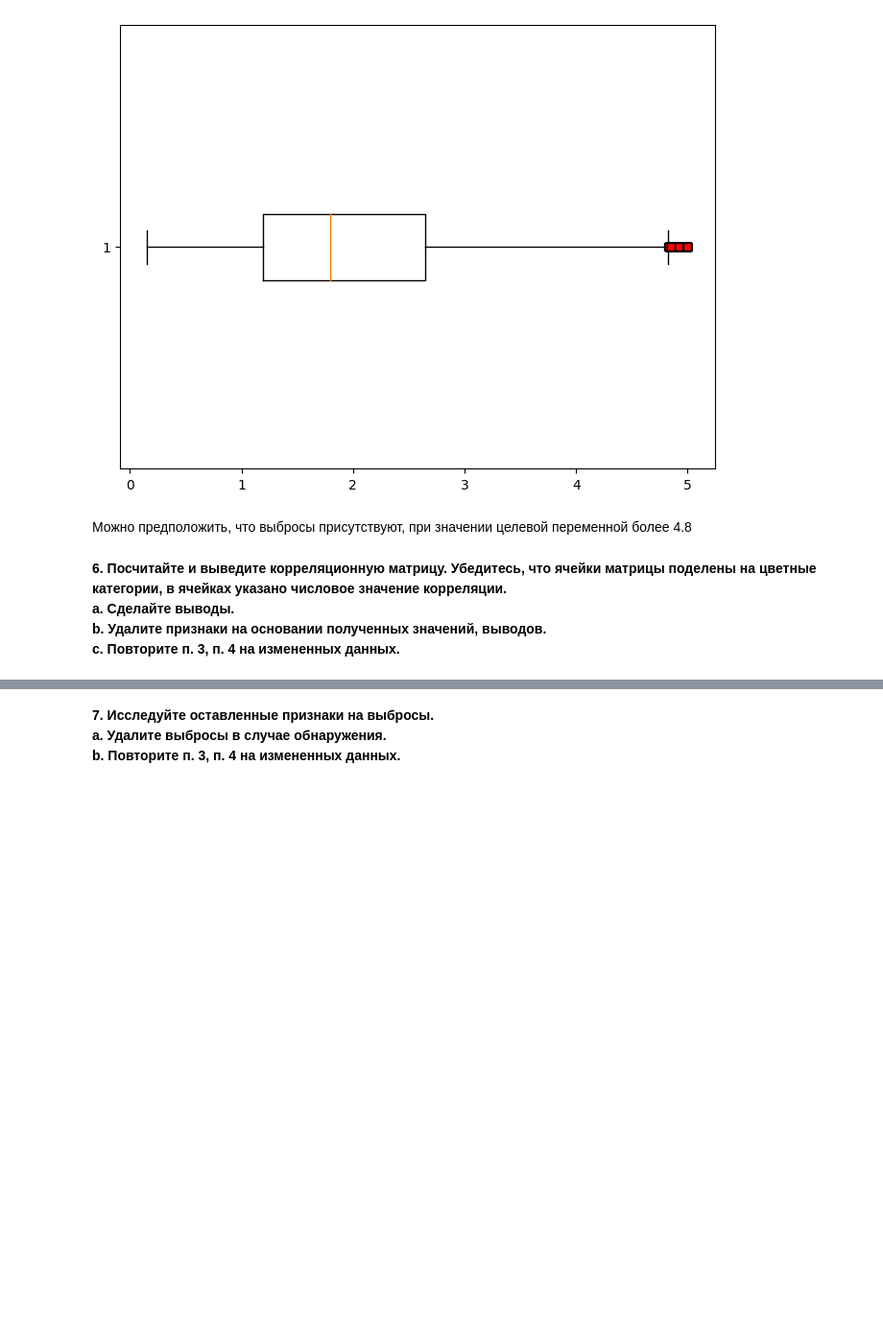
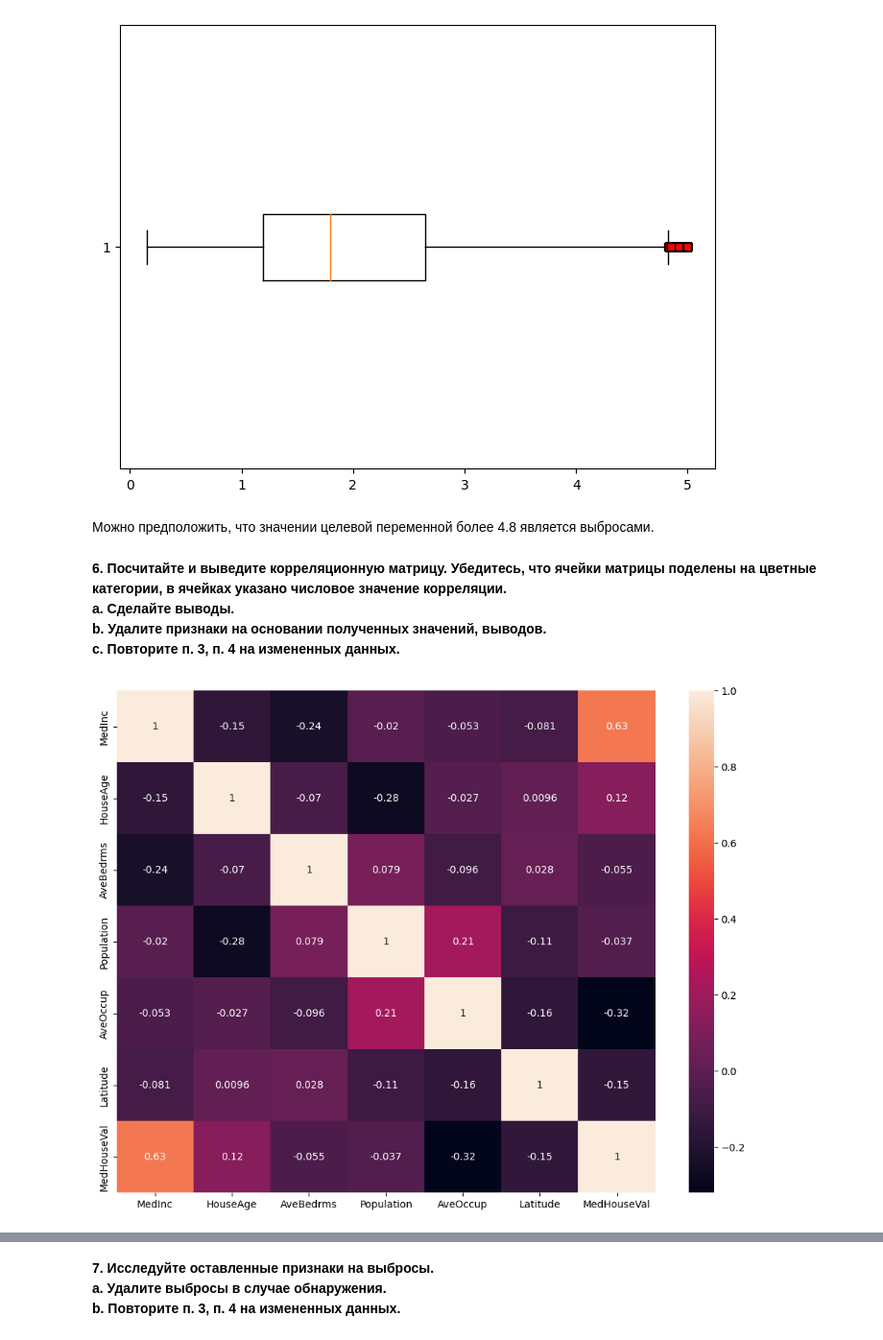
Before and after one commit to adtitovich/dsml-17, a Jupyter notebook: m5.ipynb, the cells around one changed output, grey strips where cells are left out. Shown at 96% size. Cells and saved outputs as stored; diff of their text form; code cells hidden in the pictures; blank space fills up the shorter version.

```diff
--- a/m5.ipynb
+++ b/m5.ipynb
@@ -67,9 +74,15 @@ plt.show()
 # %% [output]
 [figure]
 # %% [markdown]
-Можно предположить, что выбросы присутствуют, при значении целевой переменной более 4.8
+Можно предположить, что значении целевой переменной более 4.8 является выбросами.
 # %% [markdown]
 **6. Посчитайте и выведите корреляционную матрицу. Убедитесь, что ячейки матрицы поделены на цветные категории, в ячейках указано числовое значение корреляции.
 a. Сделайте выводы.
 b. Удалите признаки на основании полученных значений, выводов.
 c. Повторите п. 3, п. 4 на измененных данных.**
+# %%
+plt.figure(figsize=(12, 9))
+sns.heatmap(data.corr(), annot = True)
+plt.show()
+# %% [output]
+[figure, added]
```
Also changed, not shown: parts of 19 cells of this notebook.
